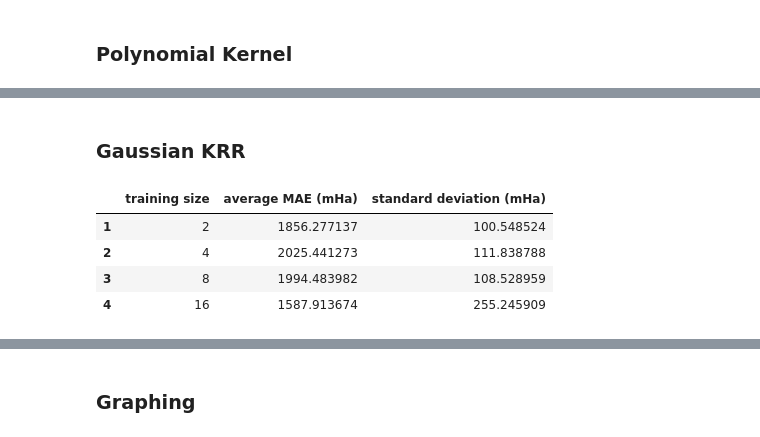
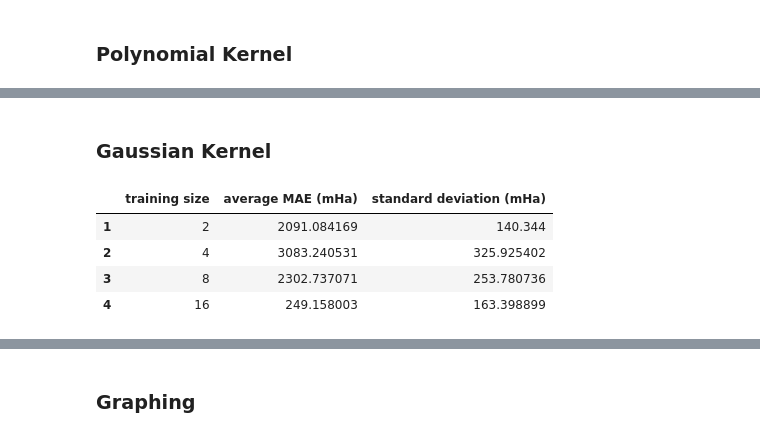
Before and after one commit to GabrielWu2004/Alchemical_Normal_Modes, a Jupyter notebook: ML_with_ANM/ML_code/ML_Benzene.ipynb, the cells around one changed output, grey strips where cells are left out. Saved outputs shown, nothing was run; the diff lists cells and outputs as text; code cells hidden in the pictures.

Commit message:
new learning curve with 9 models

```diff
--- a/ML_with_ANM/ML_code/ML_Benzene.ipynb
+++ b/ML_with_ANM/ML_code/ML_Benzene.ipynb
@@ -421,6 +540,11 @@ y_energy.to_csv('../Data/[Benz] y_energy.csv', index=False)
 y_elec.to_csv('../Data/[Benz] y_elec.csv', index=False)
 y_delta_energy.to_csv('../Data/[Benz] y_delta_energy.csv', index=False)
 y_delta_elec.to_csv('../Data/[Benz] y_delta_elec.csv', index=False)
+# %%
+# Try concating X_sorted and X_lexi
+
+X_concat = pd.concat([X_sorted.add_suffix('_sorted'), X_lexi], axis=1)
+X_concat.to_csv(f"../Data/[Benz] X_concat.csv", index=False)
 # %% [markdown]
 ### Polynomial Kernel ###
 # %%
@@ -652,0 +725,22 @@ display(model_performance_poly_KRR)
+# %%
+# Poly_sorted_delta_tot
+
+best_params = {'alpha': 7.969230769230769e-13, 'coef0': 3.9076923076923075e-05, 'degree': 2, 'kernel': 'poly'}
+model_poly_sorted_delta_tot = KernelRidge(**best_params)
+
+columns = ['training size', 'average MAE (mHa)', 'standard deviation (mHa)']
+model_performance_poly_sorted_delta_tot = pd.DataFrame(columns=columns)
+
+training_size = [2**i for i in range(1, 5)]
+num_trials = 20
+
+with warnings.catch_warnings():
+    for index, num_training_sample in enumerate(training_size):
+        warnings.filterwarnings("ignore")
+        index = index + 1
+        average_error, std_dev_error = evaluate_performance(model_poly_sorted_delta_tot, X_sorted, y_delta_energy, num_training_sample, num_trials)
+        model_performance_poly_sorted_delta_tot.at[index, 'training size'] = num_training_sample
+        model_performance_poly_sorted_delta_tot.at[index, 'average MAE (mHa)'] = average_error * 1000
+        model_performance_poly_sorted_delta_tot.at[index, 'standard deviation (mHa)'] = std_dev_error * 1000
+
+display(model_performance_poly_sorted_delta_tot)
@@ -653,28 +753,30 @@ display(model_performance_poly_KRR)
 # %% [markdown]
-### Gaussian KRR ###
+### Gaussian Kernel ###
 # %%
-best_params_gaussian_KRR = {'alpha': 5e-05, 'gamma': 1.6e-07, 'kernel': 'rbf'}
-gaussian_KRR_model = KernelRidge(**best_params_gaussian_KRR)
+# Gaussian_lexi_delta_tot
+
+best_params = {'alpha': 1e-17, 'gamma': 2e-07, 'kernel': 'rbf'}
+model_gaussian_lexi_delta_tot = KernelRidge(**best_params)
 
 columns = ['training size', 'average MAE (mHa)', 'standard deviation (mHa)']
-model_performance_gaussian_KRR = pd.DataFrame(columns=columns)
+model_performance_gaussian_lexi_delta_tot = pd.DataFrame(columns=columns)
 
 training_size = [2**i for i in range(1, 5)]
 num_trials = 20
 
 with warnings.catch_warnings():
     for index, num_training_sample in enumerate(training_size):
         warnings.filterwarnings("ignore")
         index = index + 1
-        average_error, std_dev_error = evaluate_performance(gaussian_KRR_model, X_lexi, y_delta_energy, num_training_sample, num_trials)
-        model_performance_gaussian_KRR.at[index, 'training size'] = num_training_sample
-        model_performance_gaussian_KRR.at[index, 'average MAE (mHa)'] = average_error * 1000
-        model_performance_gaussian_KRR.at[index, 'standard deviation (mHa)'] = std_dev_error * 1000
+        average_error, std_dev_error = evaluate_performance(model_gaussian_lexi_delta_tot, X_lexi, y_delta_energy, num_training_sample, num_trials)
+        model_performance_gaussian_lexi_delta_tot.at[index, 'training size'] = num_training_sample
+        model_performance_gaussian_lexi_delta_tot.at[index, 'average MAE (mHa)'] = average_error * 1000
+        model_performance_gaussian_lexi_delta_tot.at[index, 'standard deviation (mHa)'] = std_dev_error * 1000
 
-display(model_performance_gaussian_KRR)
+display(model_performance_gaussian_lexi_delta_tot)
 # %% [output]
 |  | training size | average MAE (mHa) | standard deviation (mHa) |
-| 1 | 2 | 1856.277137 | 100.548524 |
-| 2 | 4 | 2025.441273 | 111.838788 |
-| 3 | 8 | 1994.483982 | 108.528959 |
-| 4 | 16 | 1587.913674 | 255.245909 |
+| 1 | 2 | 2091.084169 | 140.344 |
+| 2 | 4 | 3083.240531 | 325.925402 |
+| 3 | 8 | 2302.737071 | 253.780736 |
+| 4 | 16 | 249.158003 | 163.398899 |
```
Also changed, not shown: parts of 32 cells of this notebook, 17 other files.
